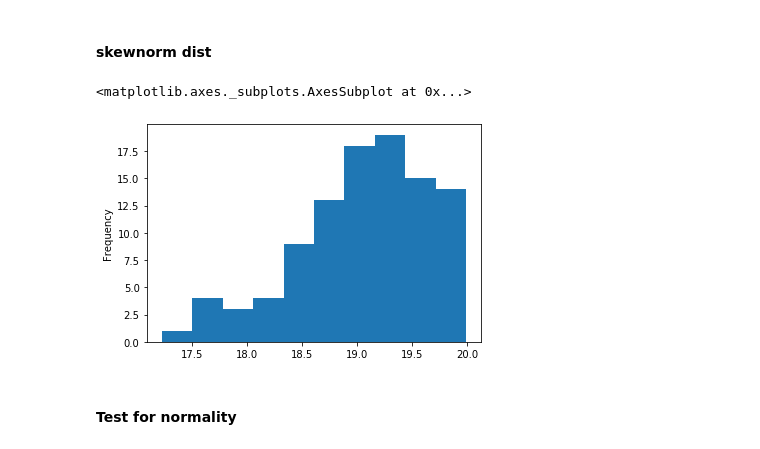
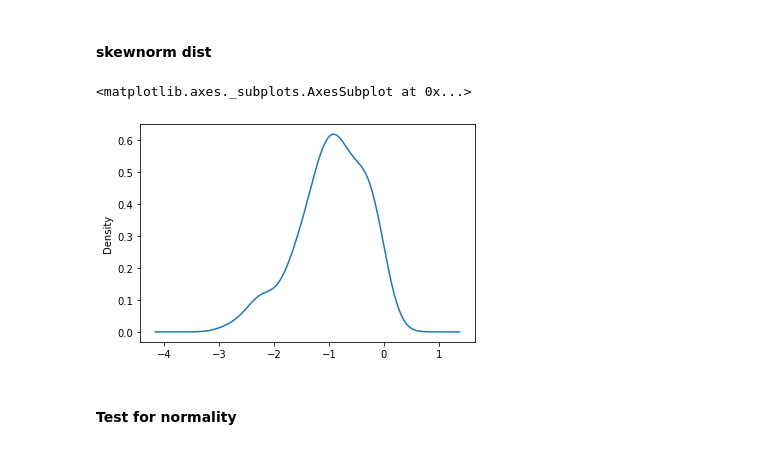
Before and after one commit to howewenann/spc_charts, a Jupyter notebook: notebooks/8.0-hwant-skew-distributions-skewnorm-left.ipynb, the cells around one changed output. Cells and saved outputs as stored; diff of their text form; code cells hidden in the pictures.

```diff
--- a/notebooks/8.0-hwant-skew-distributions-skewnorm-left.ipynb
+++ b/notebooks/8.0-hwant-skew-distributions-skewnorm-left.ipynb
@@ -23,12 +25,12 @@ from statsmodels.graphics.gofplots import qqplot
 # %% [markdown]
 #### skewnorm dist
 # %%
-skewnorm_series = pd.Series(fn.gen_rv(skewnorm, args=[-50, 20], size = 100))
+skewnorm_series = pd.Series(fn.gen_rv(skewnorm, args=[-50, 0], size = 100))
 # %%
-skewnorm_series.plot.hist()
+skewnorm_series.plot.kde()
 # %% [output]
 <matplotlib.axes._subplots.AxesSubplot at 0x...>
-[figure, old version]
+[figure, new version]
 # %% [markdown]
 #### Test for normality
 # %%
```
Also changed, not shown: parts of 22 cells of this notebook, 1 other file.
